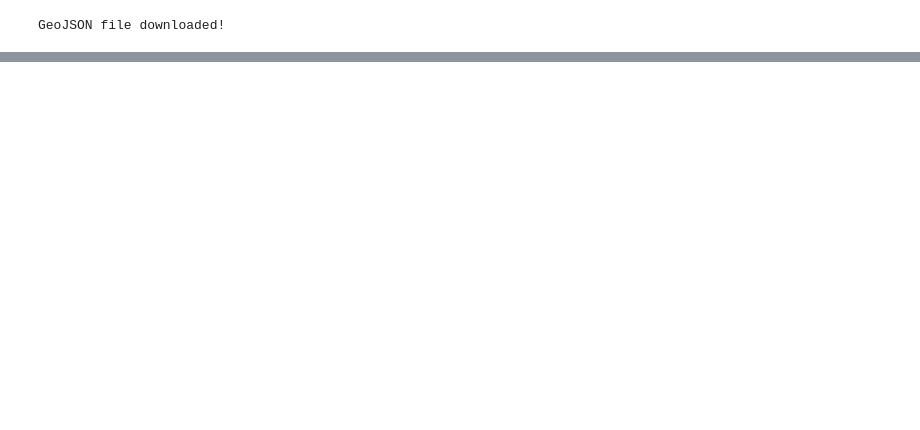
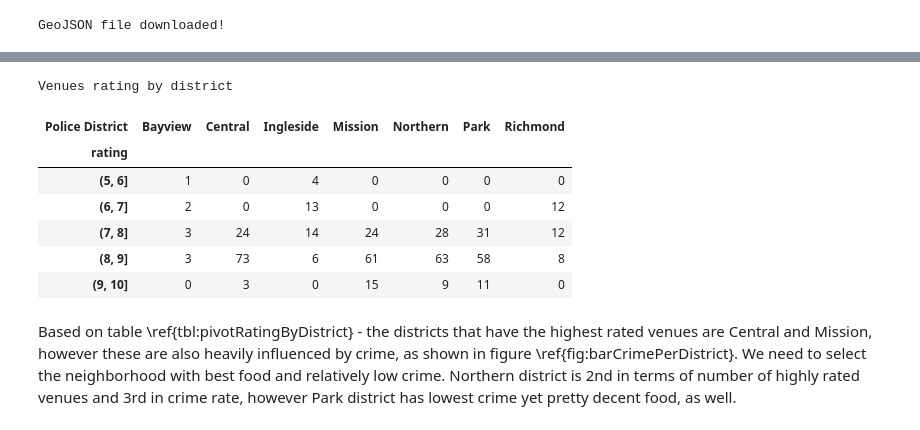
Before and after one commit to andrzejwp/Coursera_Capstone, a Jupyter notebook: capstone_project.ipynb, the cells around one changed output, grey strips where cells are left out. Cells and saved outputs as stored; diff of their text form; code cells hidden in the pictures; blank space fills up the shorter version.

```diff
--- a/capstone_project.ipynb
+++ b/capstone_project.ipynb
@@ -349,0 +399,13 @@ sf_map
+# %%
+output.style.background_gradient(cmap='Greens', axis=1).set_caption('Venues rating by district')
+# %% [output]
+Venues rating by district
+| Police District | Bayview | Central | Ingleside | Mission | Northern | Park | Richmond |
+| rating |  |  |  |  |  |  |  |
+| (5, 6] | 1 | 0 | 4 | 0 | 0 | 0 | 0 |
+| (6, 7] | 2 | 0 | 13 | 0 | 0 | 0 | 12 |
+| (7, 8] | 3 | 24 | 14 | 24 | 28 | 31 | 12 |
+| (8, 9] | 3 | 73 | 6 | 61 | 63 | 58 | 8 |
+| (9, 10] | 0 | 3 | 0 | 15 | 9 | 11 | 0 |
+# %% [markdown]
+Based on table \ref{tbl:pivotRatingByDistrict} - the districts that have the highest rated venues are Central and Mission, however these are also heavily influenced by crime, as shown in figure \ref{fig:barCrimePerDistrict}. We need to select the neighborhood with best food and relatively low crime. Northern district is 2nd in terms of number of highly rated venues and 3rd in crime rate, however Park district has lowest crime yet pretty decent food, as well.
```
Also changed, not shown: parts of 16 cells of this notebook, 21 other files.
